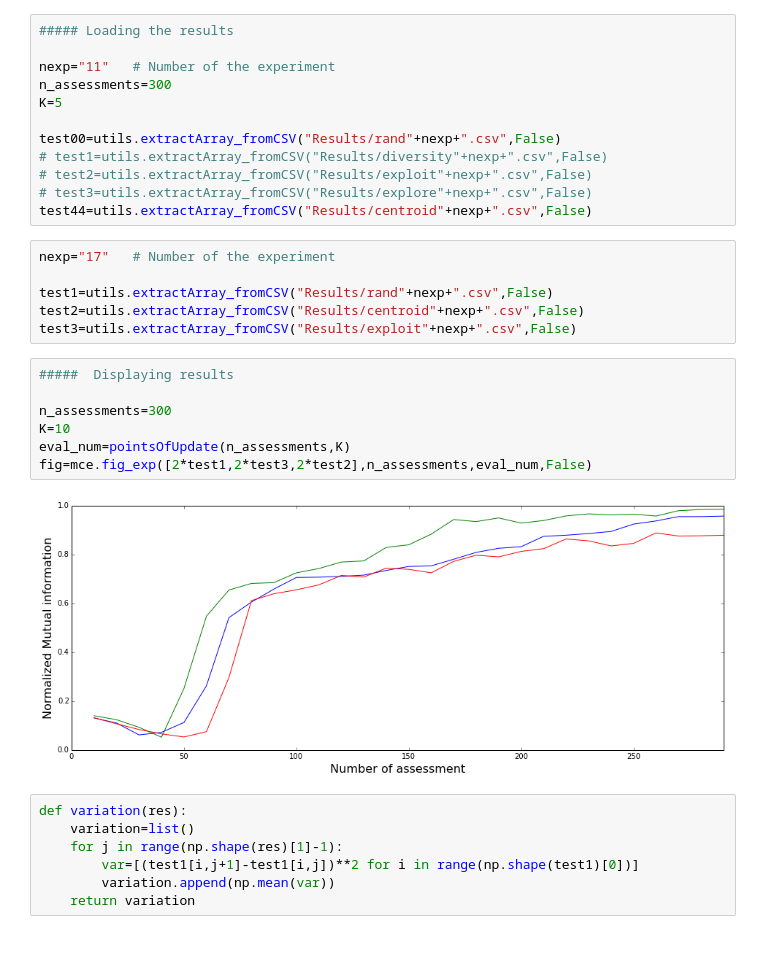
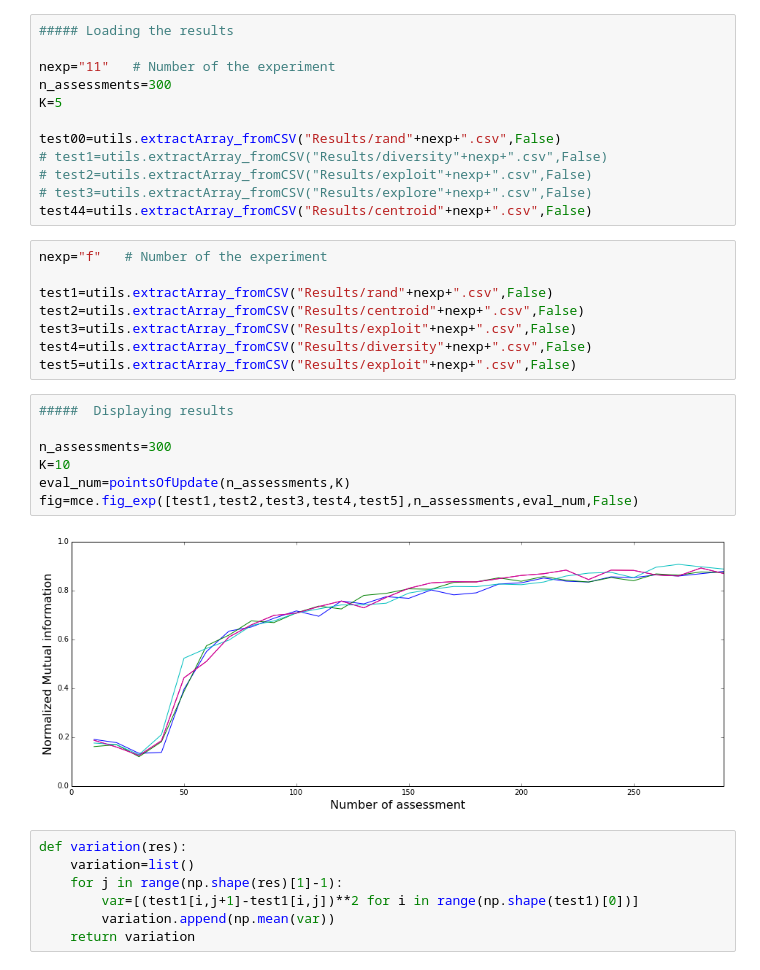
Before and after one commit to sebboyer/Adaptive_clustering, a Jupyter notebook: Display_results.ipynb, the cells around one changed output. Cells and saved outputs as stored; diff of their text form.

Commit message:
Experiment 05-13

```diff
--- a/Display_results.ipynb
+++ b/Display_results.ipynb
@@ -28,20 +28,22 @@ test00=utils.extractArray_fromCSV("Results/rand"+nexp+".csv",False)
 # test3=utils.extractArray_fromCSV("Results/explore"+nexp+".csv",False)
 test44=utils.extractArray_fromCSV("Results/centroid"+nexp+".csv",False)
 # %%
-nexp="17"   # Number of the experiment
+nexp="f"   # Number of the experiment
 
 test1=utils.extractArray_fromCSV("Results/rand"+nexp+".csv",False)
 test2=utils.extractArray_fromCSV("Results/centroid"+nexp+".csv",False)
 test3=utils.extractArray_fromCSV("Results/exploit"+nexp+".csv",False)
+test4=utils.extractArray_fromCSV("Results/diversity"+nexp+".csv",False)
+test5=utils.extractArray_fromCSV("Results/exploit"+nexp+".csv",False)
 # %%
 #####  Displaying results
 
 n_assessments=300
 K=10
 eval_num=pointsOfUpdate(n_assessments,K)
-fig=mce.fig_exp([2*test1,2*test3,2*test2],n_assessments,eval_num,False)
+fig=mce.fig_exp([test1,test2,test3,test4,test5],n_assessments,eval_num,False)
 # %% [output]
-[figure, old version]
+[figure, new version]
 # %%
 def variation(res):
     variation=list()
```
Also changed, not shown: 17 other files.
